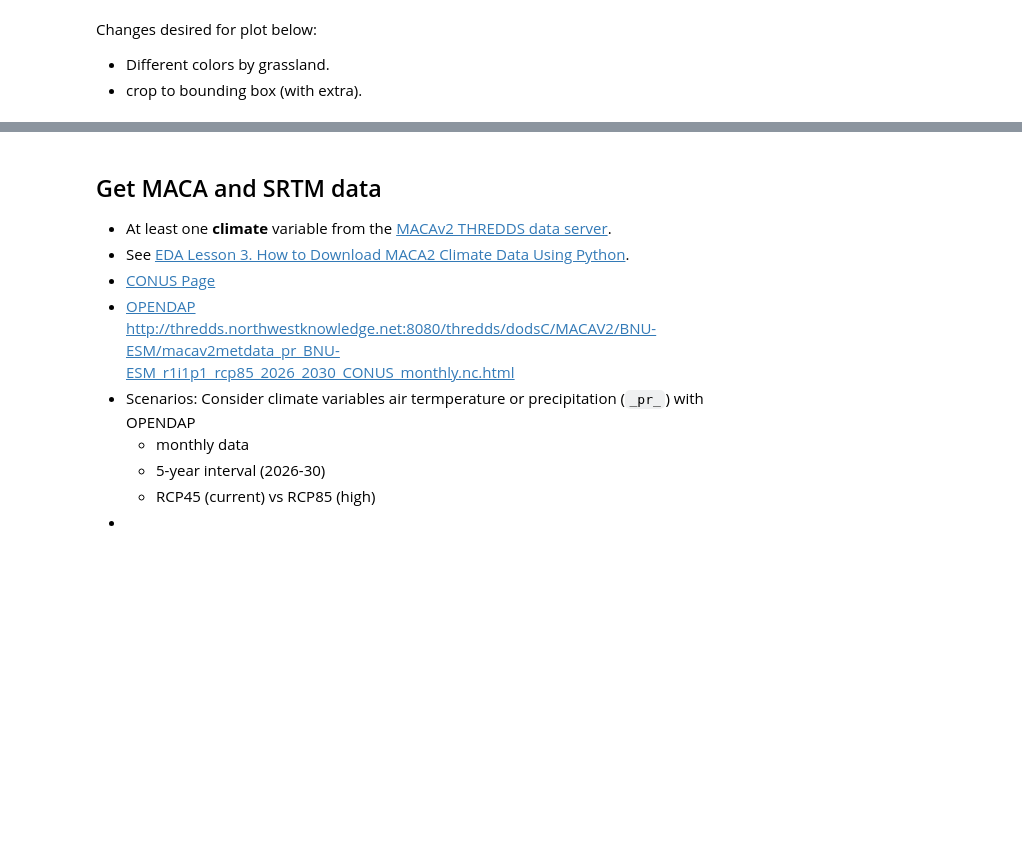
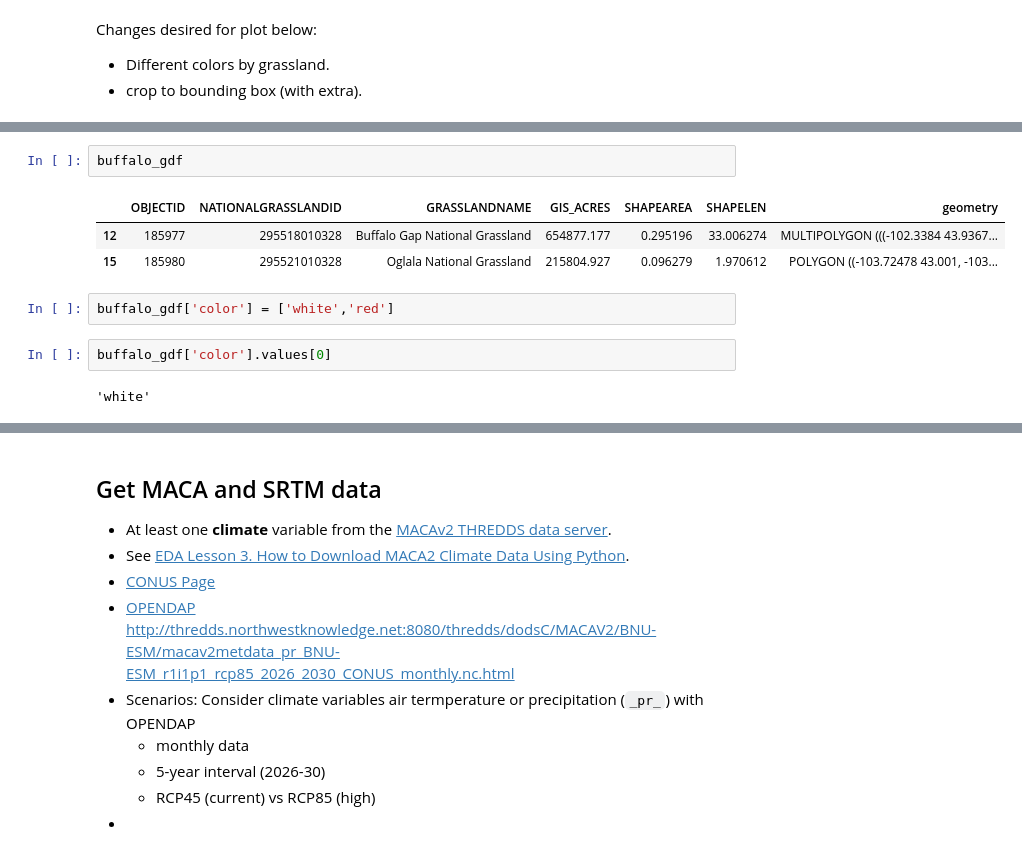
Before and after one commit to byandell-envsys/habitatSuitability, a Jupyter notebook: 2_1_download_model_vars.ipynb, the cells around one changed output, grey strips where cells are left out. Cells and saved outputs as stored; diff of their text form; blank space fills up the shorter version.

```diff
--- a/2_1_download_model_vars.ipynb
+++ b/2_1_download_model_vars.ipynb
@@ -114,0 +125,12 @@ redline_over_index(buffalo_gdf, buffalo_da, edgecolor="white")
+# %%
+buffalo_gdf
+# %% [output]
+|  | OBJECTID | NATIONALGRASSLANDID | GRASSLANDNAME | GIS_ACRES | SHAPEAREA | SHAPELEN | geometry |
+| 12 | 185977 | 295518010328 | Buffalo Gap National Grassland | 654877.177 | 0.295196 | 33.006274 | MULTIPOLYGON (((-102.3384 43.9367... |
+| 15 | 185980 | 295521010328 | Oglala National Grassland | 215804.927 | 0.096279 | 1.970612 | POLYGON ((-103.72478 43.001, -103... |
+# %%
+buffalo_gdf['color'] = ['white','red']
+# %%
+buffalo_gdf['color'].values[0]
+# %% [output]
+'white'
```
Also changed, not shown: parts of 19 cells of this notebook.
